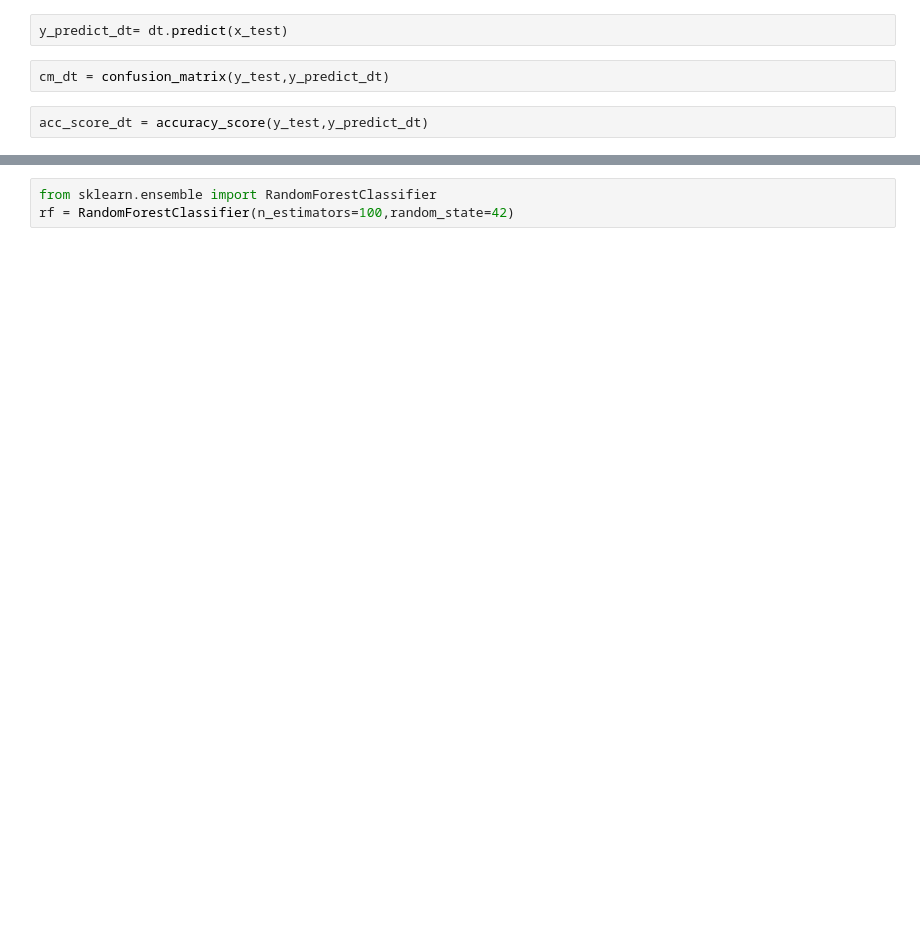
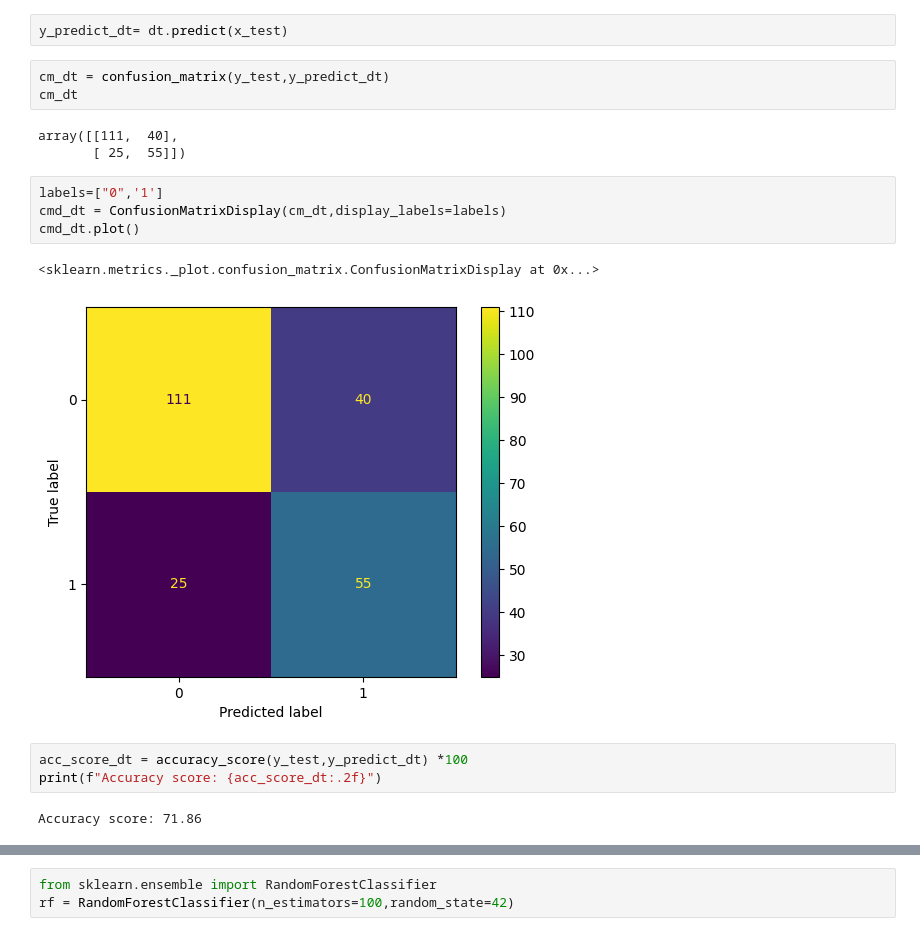
Before and after one commit to SujithSajeev-17/Machine_Learning, a Jupyter notebook: Diabetes_prediction_Classifictaion.ipynb, the cells around one changed output, grey strips where cells are left out. Drawn from its saved outputs; the diff is of its cells as text; blank space fills up the shorter version.

```diff
--- a/Diabetes_prediction_Classifictaion.ipynb
+++ b/Diabetes_prediction_Classifictaion.ipynb
@@ -377,5 +425,19 @@ dt.fit(x_train,y_train)
 y_predict_dt= dt.predict(x_test)
 # %%
 cm_dt = confusion_matrix(y_test,y_predict_dt)
+cm_dt
+# %% [output]
+array([[111,  40],
+       [ 25,  55]])
+# %%
+labels=["0",'1']
+cmd_dt = ConfusionMatrixDisplay(cm_dt,display_labels=labels)
+cmd_dt.plot()
+# %% [output]
+<sklearn.metrics._plot.confusion_matrix.ConfusionMatrixDisplay at 0x...>
+[figure, added]
 # %%
-acc_score_dt = accuracy_score(y_test,y_predict_dt)
+acc_score_dt = accuracy_score(y_test,y_predict_dt) *100
+print(f"Accuracy score: {acc_score_dt:.2f}")
+# %% [output]
+Accuracy score: 71.86
```
Also changed, not shown: parts of 32 cells of this notebook.
